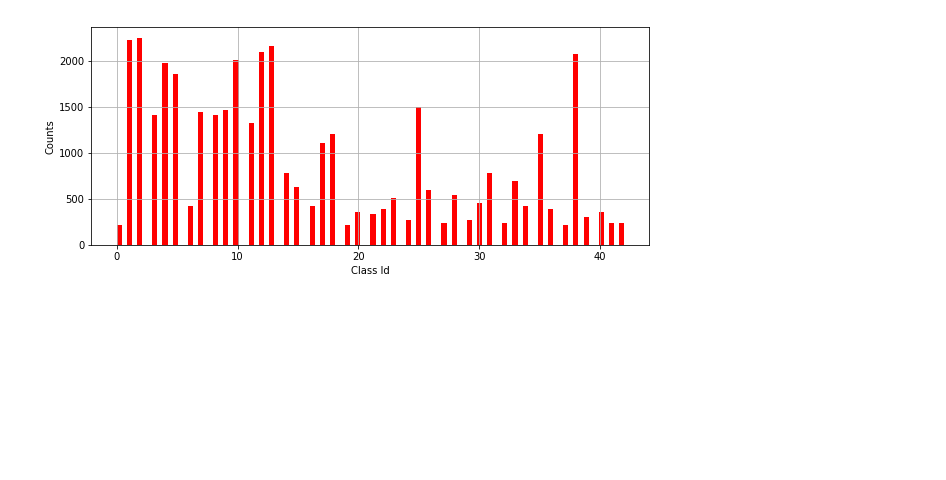
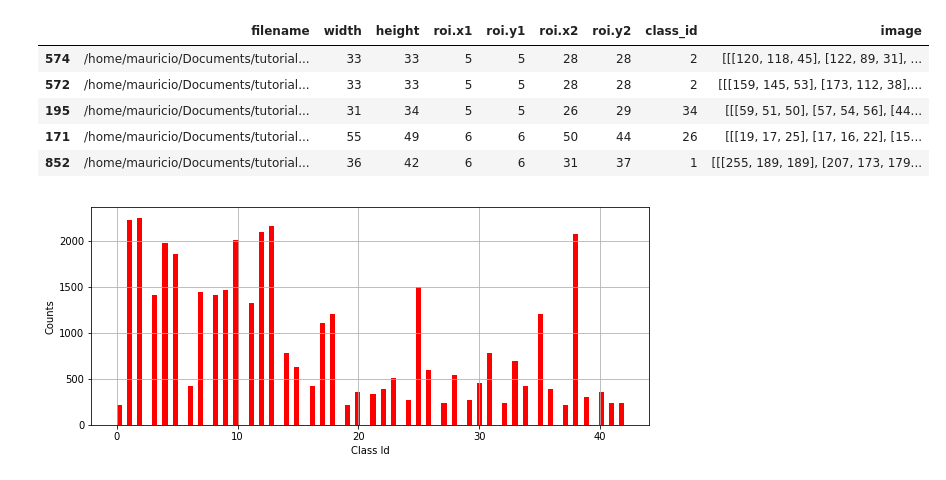
Before and after one commit to maurehur/german-traffic-signs, a Jupyter notebook: german_traffic_signs.ipynb, the cells around one changed output. Drawn from its saved outputs; the diff is of its cells as text; code cells hidden in the pictures; blank space fills up the shorter version.

```diff
--- a/german_traffic_signs.ipynb
+++ b/german_traffic_signs.ipynb
@@ -24 +48,10 @@ dataset = data("german-traffic-signs").get()
+# %%
+df_train.head()
+# %% [output]
+|  | filename | width | height | roi.x1 | roi.y1 | roi.x2 | roi.y2 | class_id | image |
+| 574 | /home/mauricio/Documents/tutorial... | 33 | 33 | 5 | 5 | 28 | 28 | 2 | [[[120, 118, 45], [122, 89, 31], ... |
+| 572 | /home/mauricio/Documents/tutorial... | 33 | 33 | 5 | 5 | 28 | 28 | 2 | [[[159, 145, 53], [173, 112, 38],... |
+| 195 | /home/mauricio/Documents/tutorial... | 31 | 34 | 5 | 5 | 26 | 29 | 34 | [[[59, 51, 50], [57, 54, 56], [44... |
+| 171 | /home/mauricio/Documents/tutorial... | 55 | 49 | 6 | 6 | 50 | 44 | 26 | [[[19, 17, 25], [17, 16, 22], [15... |
+| 852 | /home/mauricio/Documents/tutorial... | 36 | 42 | 6 | 6 | 31 | 37 | 1 | [[[255, 189, 189], [207, 173, 179... |
 # %%
```
Also changed, not shown: parts of 18 cells of this notebook, 2 other files.
